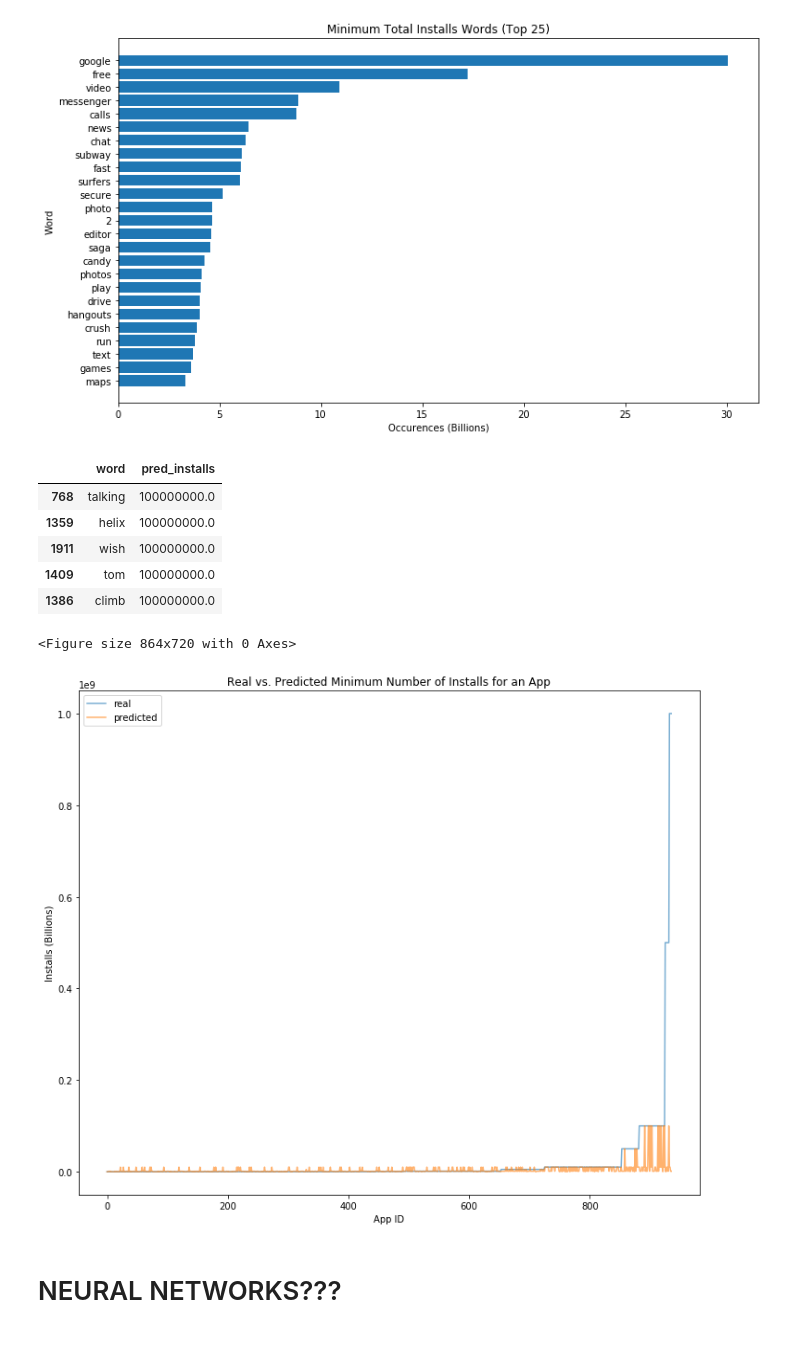
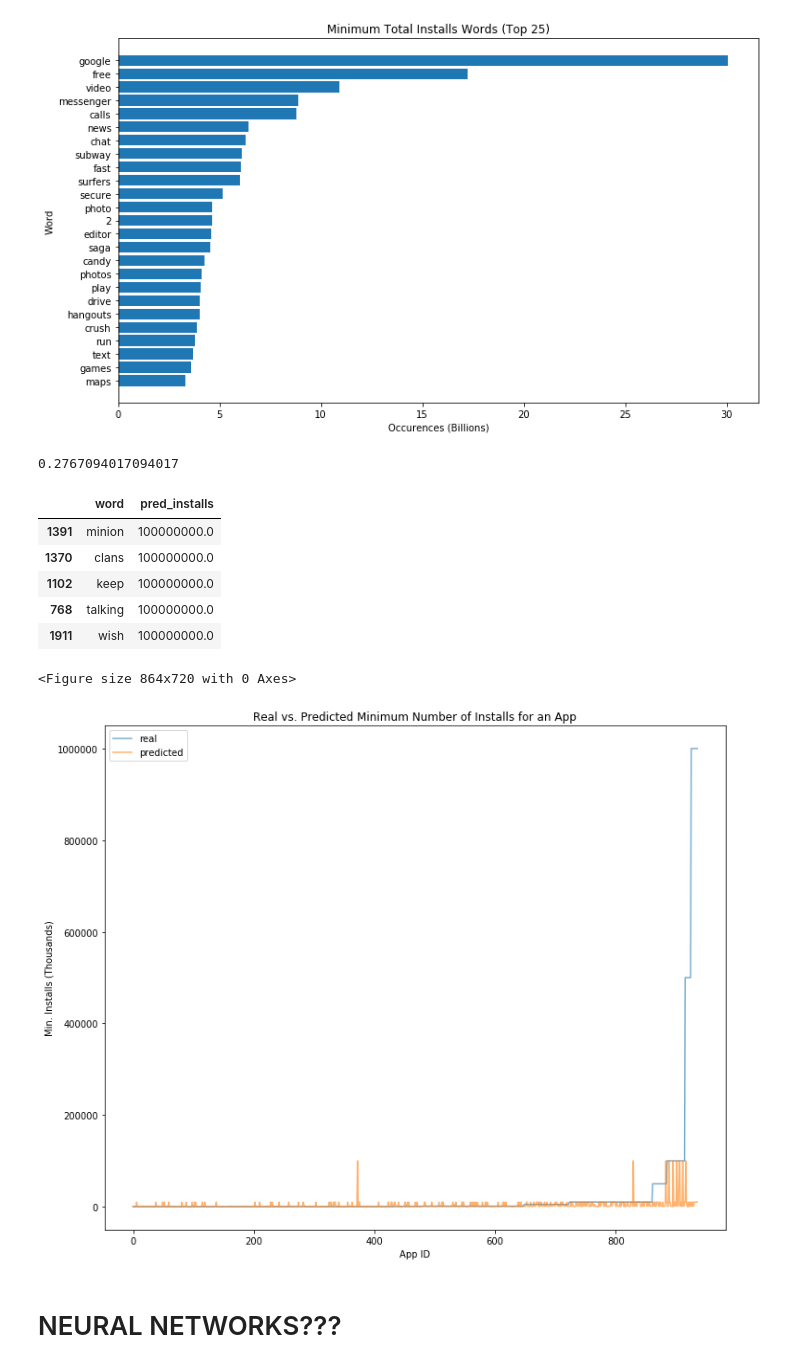
Before and after one commit to DanielColinaCuartin/INFO370-Final-Projects, a Jupyter notebook: workspace.ipynb, the cells around one changed output. Drawn from its saved outputs; the diff is of its cells as text; code cells hidden in the pictures.

```diff
--- a/workspace.ipynb
+++ b/workspace.ipynb
@@ -610,7 +608,7 @@ text_pipeline_3 = make_pipeline(CountVectorizer(lowercase=True, stop_words=stop_
 
 text_pipeline_3.fit(x1, y1)
 
-#print(accuracy_score(text_pipeline_3.predict(x2).tolist(), y2))
+print(accuracy_score(text_pipeline_3.predict(x2).tolist(), y2))
 #print(text_pipeline_3.predict(x2).tolist())
 words_results = pd.DataFrame()
 words_results['word'] = words_list
@@ -619,36 +617,37 @@ words_results['pred_installs'] = text_pipeline_3.predict(words_list)
 
 words_results.sort_values('pred_installs', ascending=False).head()
 # %% [output]
+0.2767094017094017
 |  | word | pred_installs |
+| 1391 | minion | 100000000.0 |
+| 1370 | clans | 100000000.0 |
+| 1102 | keep | 100000000.0 |
 | 768 | talking | 100000000.0 |
-| 1359 | helix | 100000000.0 |
 | 1911 | wish | 100000000.0 |
-| 1409 | tom | 100000000.0 |
-| 1386 | climb | 100000000.0 |
 # %%
 plt.figure(figsize=(12,10))
 
 plt.figure(figsize=(12,10))
 
 graph_data = pd.DataFrame()
 graph_data['real'] = y2
 graph_data['predicted'] = text_pipeline_3.predict(x2)
 
 graph_data = graph_data.sort_values(by='real')
 
 ids = range(0,len(x2))
 
-plt.plot(ids, graph_data['real'], alpha=.6, label="real")
-plt.plot(ids, graph_data['predicted'], alpha=.6, label="predicted")
+plt.plot(ids, graph_data['real'] / 1000, alpha=.6, label="real")
+plt.plot(ids, graph_data['predicted'] / 1000, alpha=.6, label="predicted")
 
 plt.legend()
 plt.title("Real vs. Predicted Minimum Number of Installs for an App")
 plt.xlabel("App ID")
-plt.ylabel("Installs (Billions)")
+plt.ylabel("Min. Installs (Thousands)")
 plt.show()
 # %% [output]
 <Figure size 864x720 with 0 Axes>
-[figure, old version]
+[figure, new version]
 # %%
 #installs_model_2 = smf.ols(formula='installs ~ app - 1', data=play_titles).fit()
 
```
Also changed, not shown: parts of 2 cells of this notebook, 3 other files.
